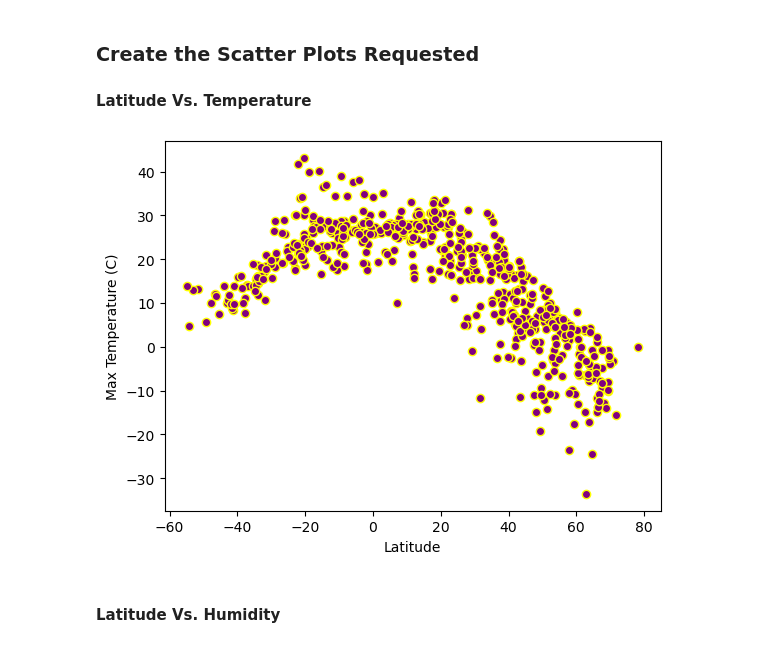
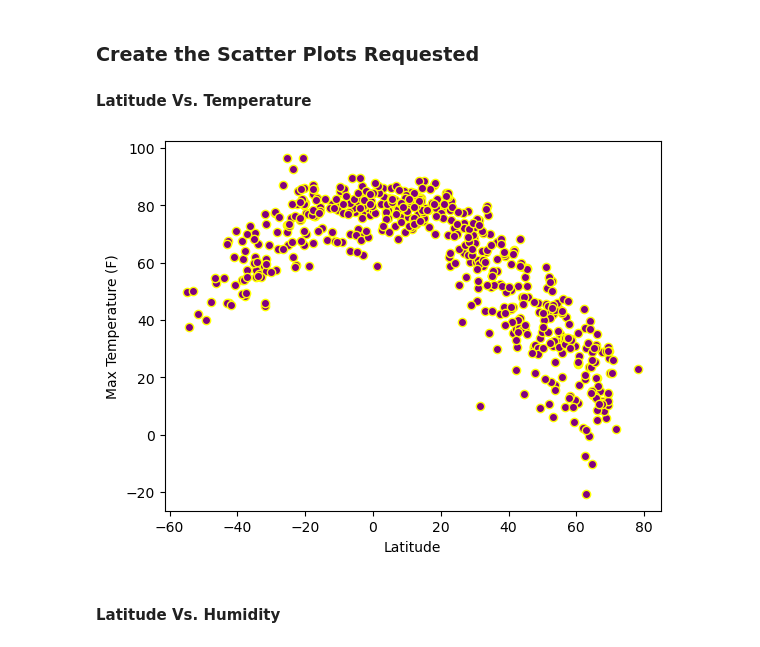
Before and after one commit to jnnfrwht14/Module6_API, a Jupyter notebook: WeatherPy.ipynb, the cells around one changed output. Saved outputs shown, nothing was run; the diff lists cells and outputs as text; code cells hidden in the pictures.

```diff
--- a/WeatherPy.ipynb
+++ b/WeatherPy.ipynb
@@ -192,22 +193,22 @@ city_data_df.head()
 # %%
 # Build scatter plot for latitude vs. temperature
 x = city_data_df["Lat"]
 y = city_data_df["Max Temp"]
 plt.scatter(x, y, edgecolor="yellow", color="purple")
 
 # Incorporate the other graph properties
 plt.xticks(fontsize=10)
 plt.yticks(fontsize=10)
 plt.xlabel("Latitude")
-plt.ylabel("Max Temperature (C)")
+plt.ylabel("Max Temperature (F)")
 
 # Save the figure
 plt.savefig("output_data/latvtemp.png")
 
 # Show plot
 plt.show()
 # %% [output]
-[figure, old version]
+[figure, new version]
 # %% [markdown]
 #### Latitude Vs. Humidity
 # %%
```
Also changed, not shown: parts of 12 cells of this notebook, 10 other files.
